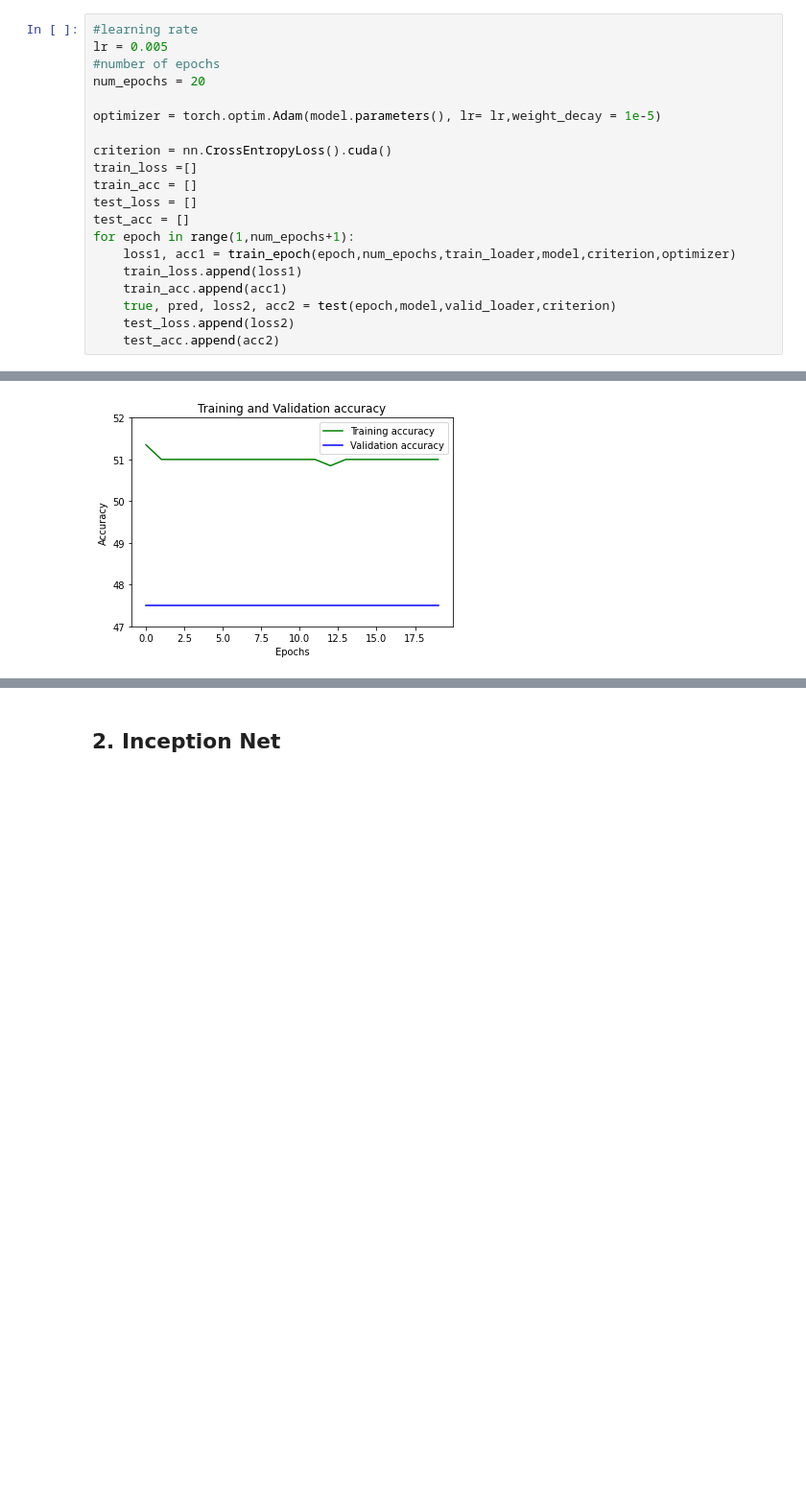
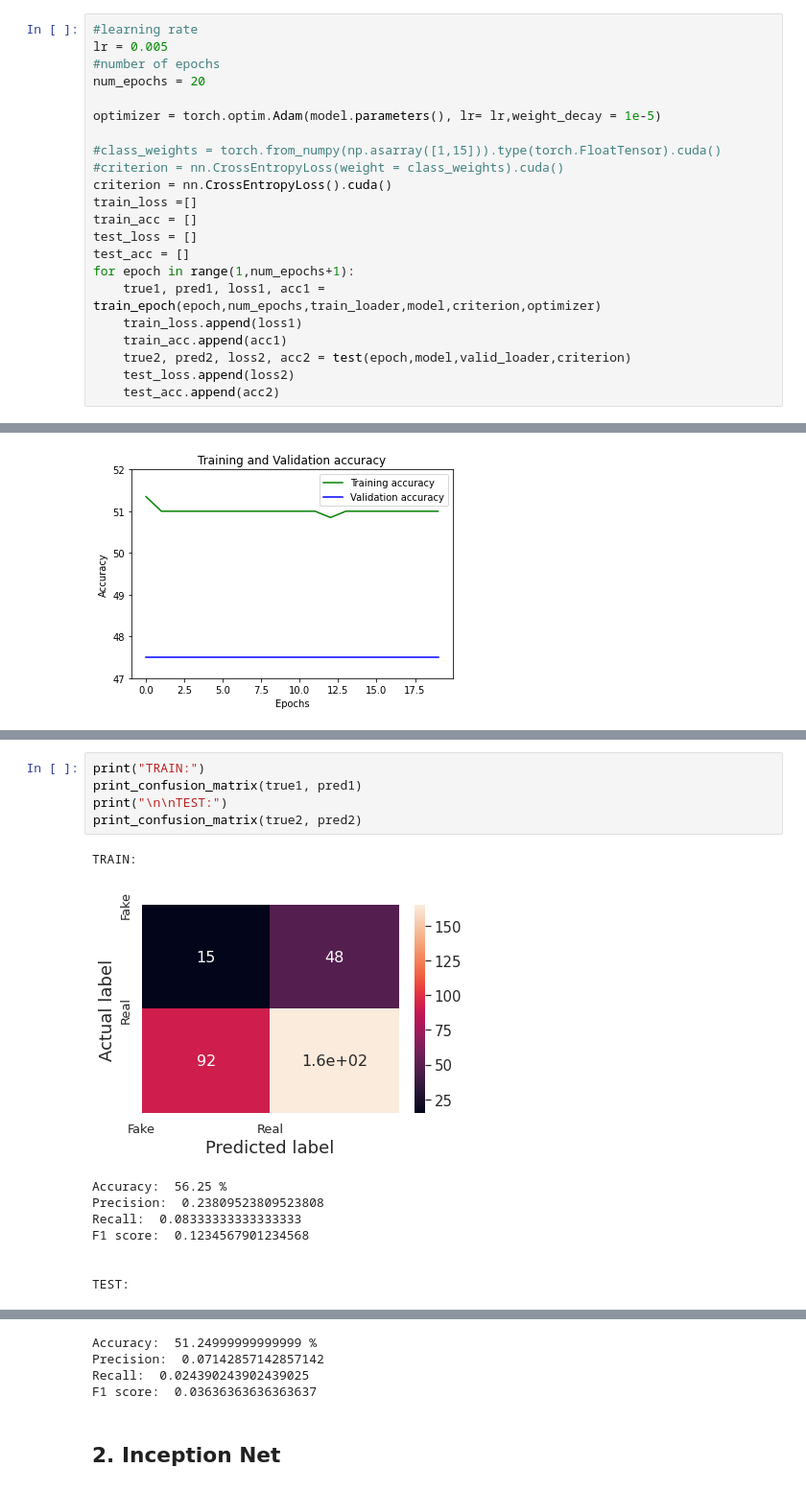
Before and after one commit to Ishani9/CIS519, a Jupyter notebook: 519proj.ipynb, the cells around one changed output, grey strips where cells are left out. Shown at 96% size. Drawn from its saved outputs; the diff is of its cells as text; blank space fills up the shorter version.

```diff
--- a/519proj.ipynb
+++ b/519proj.ipynb
@@ -566,15 +655,17 @@ num_epochs = 20
 
 optimizer = torch.optim.Adam(model.parameters(), lr= lr,weight_decay = 1e-5)
 
+#class_weights = torch.from_numpy(np.asarray([1,15])).type(torch.FloatTensor).cuda()
+#criterion = nn.CrossEntropyLoss(weight = class_weights).cuda()
 criterion = nn.CrossEntropyLoss().cuda()
 train_loss =[]
 train_acc = []
 test_loss = []
 test_acc = []
 for epoch in range(1,num_epochs+1):
-    loss1, acc1 = train_epoch(epoch,num_epochs,train_loader,model,criterion,optimizer)
+    true1, pred1, loss1, acc1 = train_epoch(epoch,num_epochs,train_loader,model,criterion,optimizer)
     train_loss.append(loss1)
     train_acc.append(acc1)
-    true, pred, loss2, acc2 = test(epoch,model,valid_loader,criterion)
+    true2, pred2, loss2, acc2 = test(epoch,model,valid_loader,criterion)
     test_loss.append(loss2)
     test_acc.append(acc2)
@@ -586,0 +698,15 @@ plot_accuracy(train_acc, test_acc,len(train_acc))
+# %%
+print("TRAIN:")
+print_confusion_matrix(true1, pred1)
+print("\n\nTEST:")
+print_confusion_matrix(true2, pred2)
+# %% [output]
+TRAIN:
+[figure, added]
+Accuracy:  56.25 %
+Precision:  0.23809523809523808
+Recall:  0.08333333333333333
+F1 score:  0.1234567901234568
+
+
+TEST:
@@ -587,3 +714,7 @@ plot_accuracy(train_acc, test_acc,len(train_acc))
+Accuracy:  51.24999999999999 %
+Precision:  0.07142857142857142
+Recall:  0.024390243902439025
+F1 score:  0.03636363636363637
 # %% [markdown]
 ## 2. Inception Net
 # %%
```
Also changed, not shown: parts of 27 cells of this notebook.
